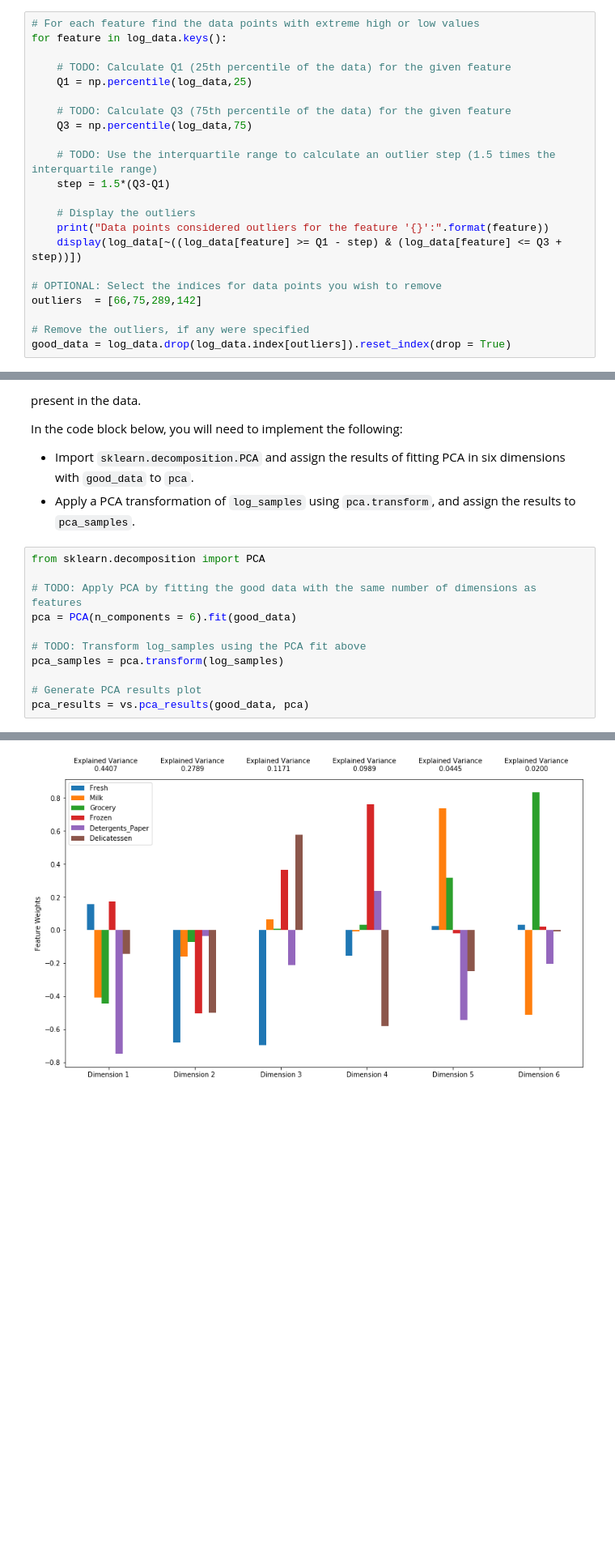
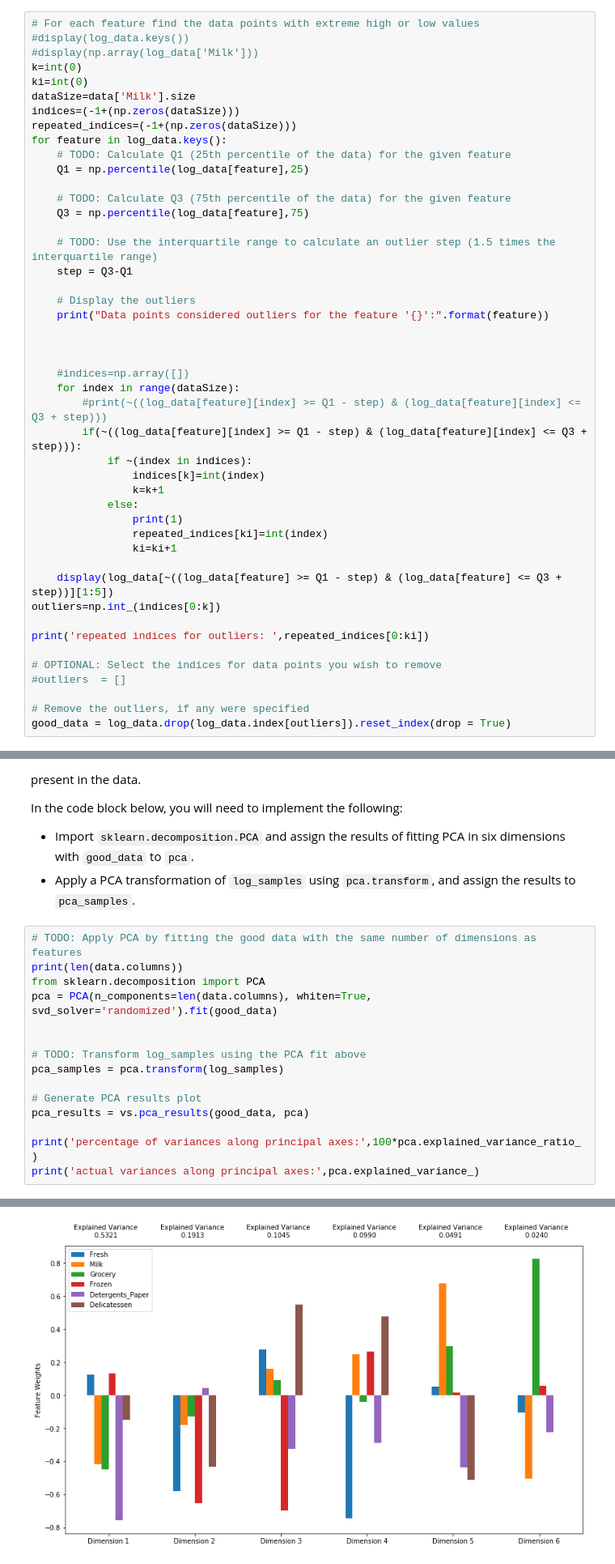
Before and after one commit to wang-zhe/Udacity-Review-Statistics, a Jupyter notebook: customer_segments.ipynb, the cells around one changed output, grey strips where cells are left out. Shown: that part at 81% size. Saved outputs shown, nothing was run; the diff lists cells and outputs as text; blank space fills up the shorter version.

```diff
--- a/customer_segments.ipynb
+++ b/customer_segments.ipynb
@@ -201,23 +233,47 @@ In the code block below, you will need to implement the following:
 Once you have performed this implementation, the dataset will be stored in the variable `good_data`.
 # %%
 # For each feature find the data points with extreme high or low values
+#display(log_data.keys())
+#display(np.array(log_data['Milk']))
+k=int(0)
+ki=int(0)
+dataSize=data['Milk'].size
+indices=(-1+(np.zeros(dataSize)))
+repeated_indices=(-1+(np.zeros(dataSize)))
 for feature in log_data.keys():
-
     # TODO: Calculate Q1 (25th percentile of the data) for the given feature
-    Q1 = np.percentile(log_data,25)
+    Q1 = np.percentile(log_data[feature],25)
 
     # TODO: Calculate Q3 (75th percentile of the data) for the given feature
-    Q3 = np.percentile(log_data,75)
+    Q3 = np.percentile(log_data[feature],75)
 
     # TODO: Use the interquartile range to calculate an outlier step (1.5 times the interquartile range)
-    step = 1.5*(Q3-Q1)
+    step = Q3-Q1
 
     # Display the outliers
     print("Data points considered outliers for the feature '{}':".format(feature))
-    display(log_data[~((log_data[feature] >= Q1 - step) & (log_data[feature] <= Q3 + step))])
+
+
+
+    #indices=np.array([])
+    for index in range(dataSize):
+        #print(~((log_data[feature][index] >= Q1 - step) & (log_data[feature][index] <= Q3 + step)))
+        if(~((log_data[feature][index] >= Q1 - step) & (log_data[feature][index] <= Q3 + step))):
+            if ~(index in indices):
+                indices[k]=int(index)
+                k=k+1
+            else:
+                print(1)
+                repeated_indices[ki]=int(index)
+                ki=ki+1
+
+    display(log_data[~((log_data[feature] >= Q1 - step) & (log_data[feature] <= Q3 + step))][1:5])
+outliers=np.int_(indices[0:k])
+
+print('repeated indices for outliers: ',repeated_indices[0:ki])
 
 # OPTIONAL: Select the indices for data points you wish to remove
-outliers  = [66,75,289,142]
+#outliers  = []
 
 # Remove the outliers, if any were specified
 good_data = log_data.drop(log_data.index[outliers]).reset_index(drop = True)
@@ -288,14 +339,18 @@ In the code block below, you will need to implement the following:
  - Import `sklearn.decomposition.PCA` and assign the results of fitting PCA in six dimensions with `good_data` to `pca`.
  - Apply a PCA transformation of `log_samples` using `pca.transform`, and assign the results to `pca_samples`.
 # %%
+# TODO: Apply PCA by fitting the good data with the same number of dimensions as features
+print(len(data.columns))
 from sklearn.decomposition import PCA
+pca = PCA(n_components=len(data.columns), whiten=True, svd_solver='randomized').fit(good_data)
 
-# TODO: Apply PCA by fitting the good data with the same number of dimensions as features
-pca = PCA(n_components = 6).fit(good_data)
 
 # TODO: Transform log_samples using the PCA fit above
 pca_samples = pca.transform(log_samples)
 
 # Generate PCA results plot
 pca_results = vs.pca_results(good_data, pca)
+
+print('percentage of variances along principal axes:',100*pca.explained_variance_ratio_ )
+print('actual variances along principal axes:',pca.explained_variance_)
 # %% [output]
@@ -302,4 +361,4 @@ pca_results = vs.pca_results(good_data, pca)
-[figure, old version]
+[figure, new version]
 # %% [markdown]
 ### Question 5
 
```
Also changed, not shown: parts of 40 cells of this notebook.
